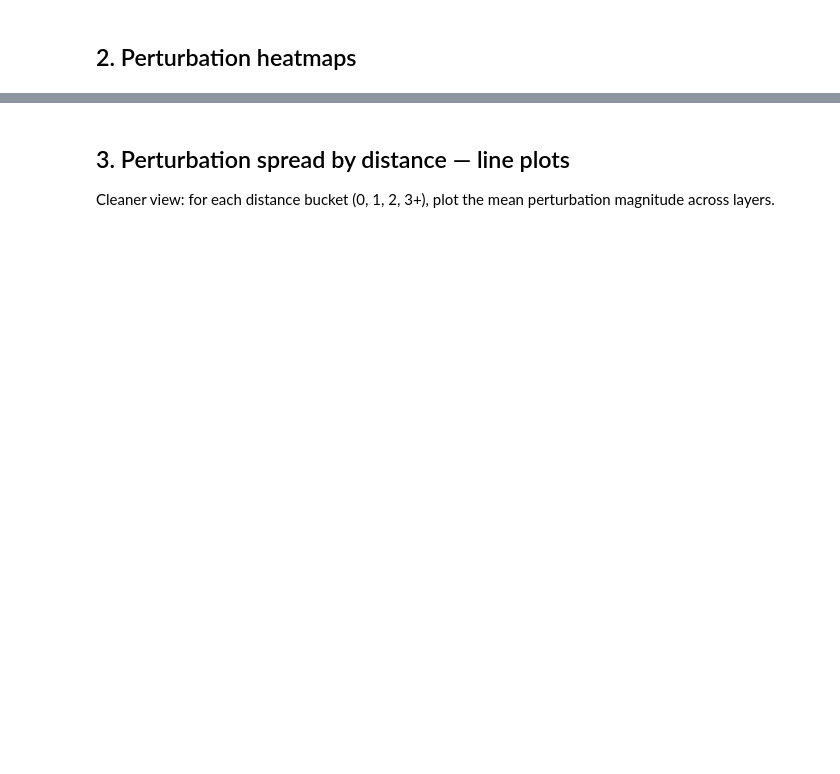
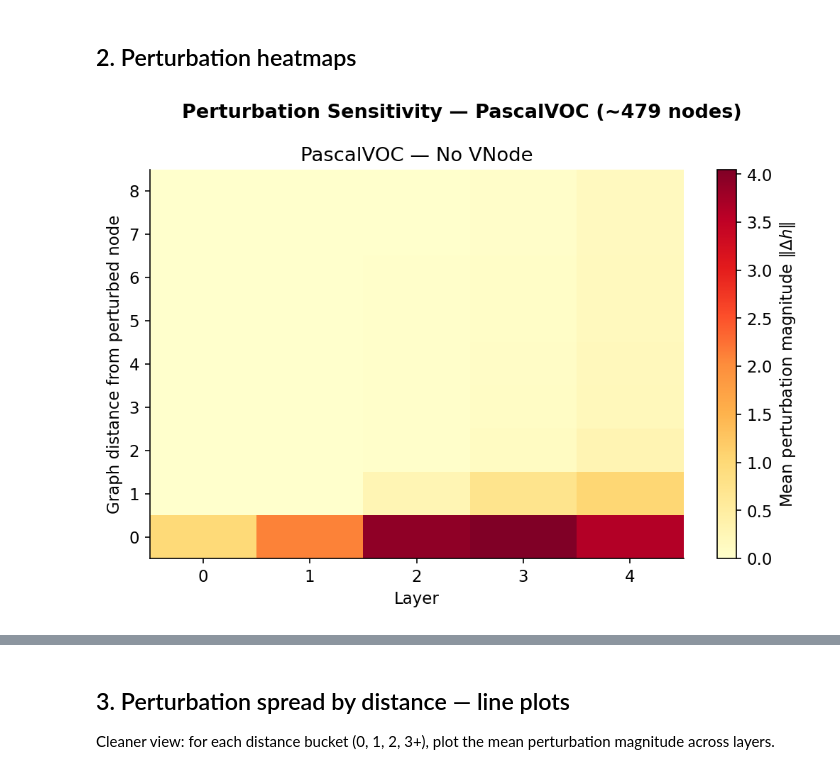
Before and after one commit to alexandre-bismuth/Geometric-Deep-Learning, a Jupyter notebook: Mini-Project/source/notebooks/03_perturbation_sensitivity.ipynb, the cells around one changed output, grey strips where cells are left out. Cells and saved outputs as stored; diff of their text form; code cells hidden in the pictures; blank space fills up the shorter version.

Commit message:
Add Notebook results

```diff
--- a/Mini-Project/source/notebooks/03_perturbation_sensitivity.ipynb
+++ b/Mini-Project/source/notebooks/03_perturbation_sensitivity.ipynb
@@ -157,34 +183,32 @@ for eid in ['pascal-novnode', 'pascal-vnode', 'zinc-novnode', 'zinc-vnode']:
 # %%
 def spread_to_heatmap(spread, max_dist=8):
     num_layers = max(spread.keys()) + 1
     heatmap = np.zeros((num_layers, max_dist + 1))
     for l in range(num_layers):
         for d in range(max_dist + 1):
             values = spread[l].get(d, [])
             heatmap[l, d] = np.mean(values) if values else 0.0
     return heatmap
 
 
 # PascalVOC heatmaps
-fig, axes = plt.subplots(1, 2, figsize=(14, 5))
+fig, ax = plt.subplots(1, 1, figsize=(7, 5))
 max_dist_pascal = 8
 
 hm_novn = spread_to_heatmap(perturbation_results['pascal-novnode'], max_dist_pascal)
-hm_vn = spread_to_heatmap(perturbation_results['pascal-vnode'], max_dist_pascal)
-vmax = max(hm_novn.max(), hm_vn.max())
 
-for ax, hm, title in [(axes[0], hm_novn, 'PascalVOC — No VNode'),
-                       (axes[1], hm_vn, 'PascalVOC — With VNode')]:
-    im = ax.imshow(hm.T, aspect='auto', origin='lower', cmap='YlOrRd', vmin=0, vmax=vmax)
-    ax.set_xlabel('Layer')
-    ax.set_ylabel('Graph distance from perturbed node')
-    ax.set_title(title)
-    ax.set_yticks(range(max_dist_pascal + 1))
+im = ax.imshow(hm_novn.T, aspect='auto', origin='lower', cmap='YlOrRd', vmin=0, vmax=hm_novn.max())
+ax.set_xlabel('Layer')
+ax.set_ylabel('Graph distance from perturbed node')
+ax.set_title('PascalVOC — No VNode')
+ax.set_yticks(range(max_dist_pascal + 1))
 
-plt.colorbar(im, ax=axes, label='Mean perturbation magnitude $\\|\\Delta h\\|$')
+plt.colorbar(im, ax=ax, label='Mean perturbation magnitude $\\|\\Delta h\\|$')
 plt.suptitle('Perturbation Sensitivity — PascalVOC (~479 nodes)', fontsize=13, fontweight='bold')
 plt.tight_layout()
 plt.savefig(os.path.join(FIGURES_DIR, 'fig10_perturbation_pascal.pdf'), bbox_inches='tight', dpi=150)
 plt.show()
+# %% [output]
+[figure, added]
 # %%
 # ZINC heatmaps
```
Also changed, not shown: parts of 5 cells of this notebook, 27 other files.
